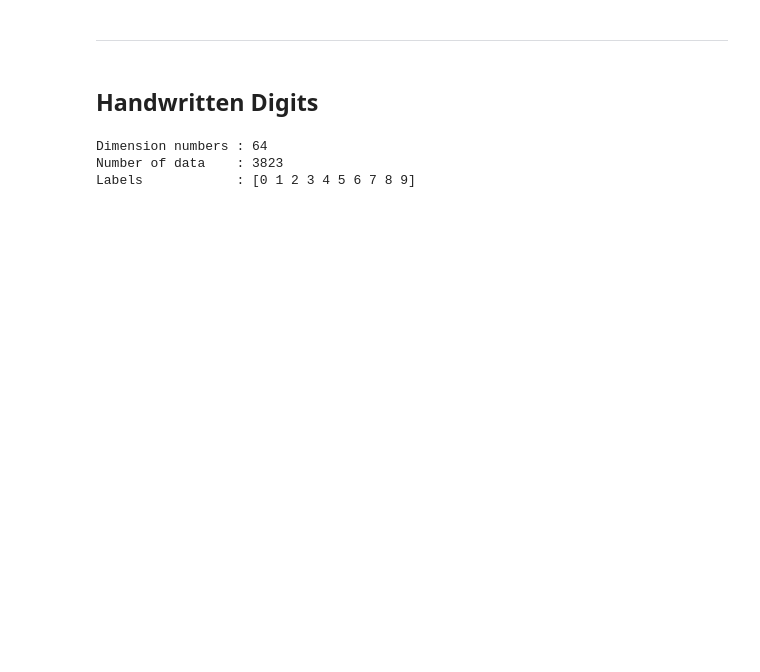
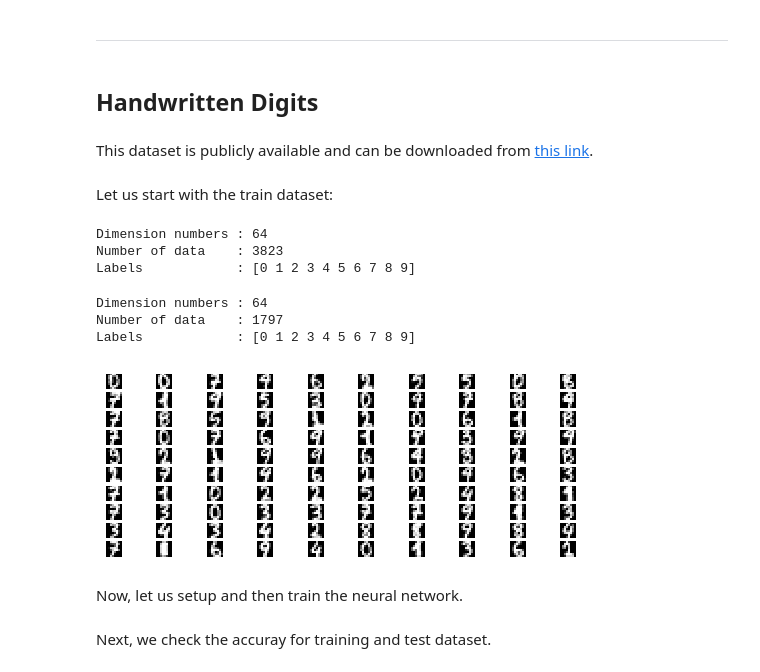
Before and after one commit to auralius/AEK3LBB3, a Jupyter notebook: nn.ipynb, the cells around one changed output. Saved outputs shown, nothing was run; the diff lists cells and outputs as text; code cells hidden in the pictures; blank space fills up the shorter version.

```diff
--- a/nn.ipynb
+++ b/nn.ipynb
@@ -265,6 +278,10 @@ Validation accuracy :  0.9166666666666666
 ----
 # %% [markdown]
 ## Handwritten Digits
+# %% [markdown]
+This dataset is publicly available and can be downloaded from [this link](https://archive.ics.uci.edu/dataset/80/optical+recognition+of+handwritten+digits).
+# %% [markdown]
+Let us start with the train dataset:
 # %%
 data = np.loadtxt("./datasets/handwritten_digits/optdigits.tra", delimiter=",", dtype=int)
 X_train = np.int32(data[:, 0:-1])
@@ -289,11 +304,25 @@ data = np.loadtxt("./datasets/handwritten_digits/optdigits.tes", delimiter=",",
 X_test = np.int32(data[:, 0:-1])
 Y_test = np.int32(data[:, -1])
 
-X_test = X_test - mean_image
-
 print("Dimension numbers :", X_test.shape[1])
 print("Number of data    :", X_test.shape[0])
 print("Labels            :", np.unique(Y_test))
+# %% [output]
+Dimension numbers : 64
+Number of data    : 1797
+Labels            : [0 1 2 3 4 5 6 7 8 9]
+# %%
+for i in range(100):
+    X_train_ = X_train[i,:].reshape(8, 8)
+    X_train_ = np.abs(255.0 - 255.0 / 16.0 * X_train_)
+    plt.subplot(20, 10, i + 1)
+    # Rescale the weights to be between 0 and 255
+    plt.imshow(X_train_.astype('uint8'), cmap='Greys')
+    plt.axis('off')
+# %% [output]
+[figure, added]
+# %% [markdown]
+Now, let us setup and then train the neural network.
 # %%
 hidden_size = 100
 
@@ -302,3 +331,5 @@ stats = net.train(X_train, Y_train, reg=0.01, gtol=1e-3, verbose=False)
+# %% [markdown]
+Next, we check the accuray for training and test dataset.
 # %%
 # Predict on the validation set
 train_acc = (net.predict(X_train) == Y_train).mean()
```
Also changed, not shown: parts of 11 cells of this notebook.
